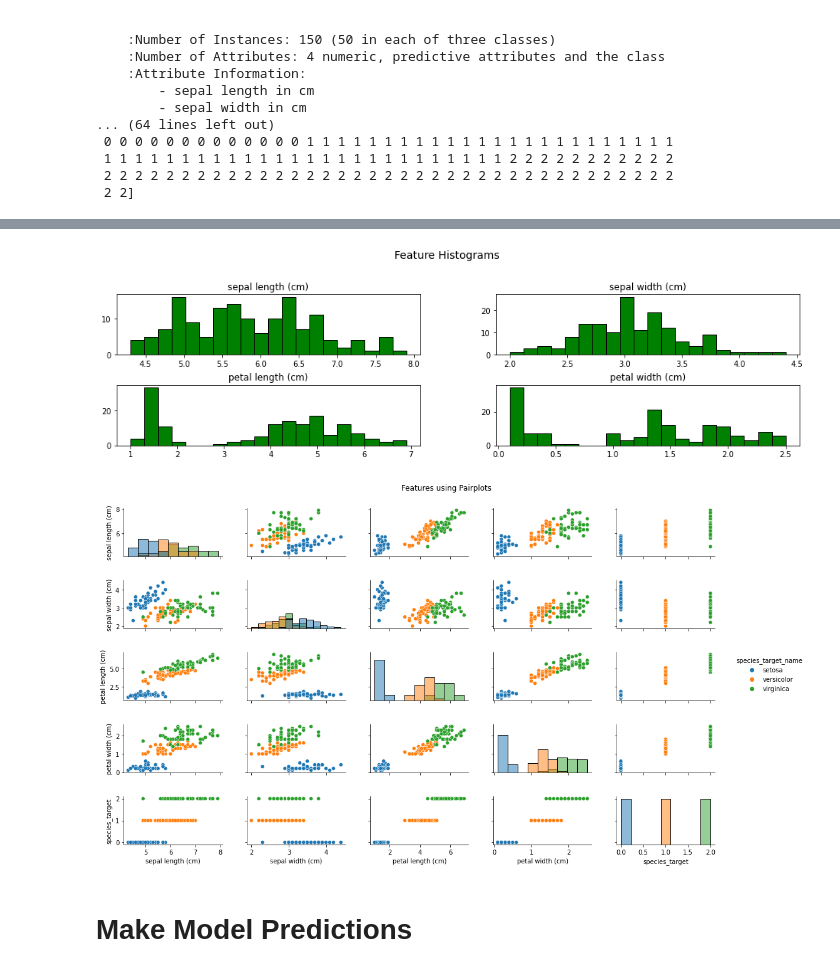
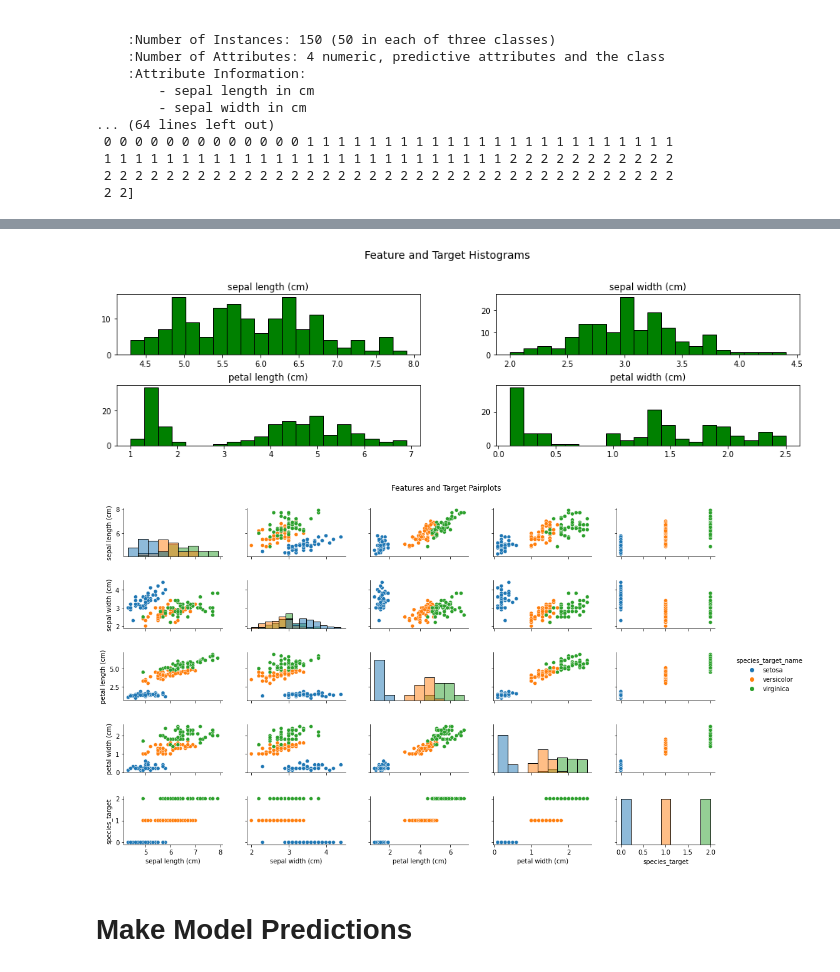
Before and after one commit to burrittresearch/iris-flower-classification-in-python, a Jupyter notebook: iris_flower_classification_in_python.ipynb, the cells around one changed output, grey strips where cells are left out. Cells and saved outputs as stored; diff of their text form; code cells hidden in the pictures.

```diff
--- a/iris_flower_classification_in_python.ipynb
+++ b/iris_flower_classification_in_python.ipynb
@@ -126,33 +126,32 @@ print(df_iris)
 
 [150 rows x 6 columns]
 # %%
-# Create function to visualize the features in histograms
+# Create function to visualize the features and target in histograms
 
 def plot_hist(dataframe, lst_features, int_rows, int_cols):
 
   fig = plt.figure(figsize=(16, 8))
-  fig.suptitle('Feature Histograms', fontsize=14)
+  fig.suptitle('Feature and Target Histograms', fontsize=14)
 
   for int_index, str_feature in enumerate(lst_features):
     ax = fig.add_subplot(int_rows, int_cols, int_index + 1)
     ax.hist(dataframe[str_feature], bins=20, color='green', edgecolor='black')
     ax.set_title(str_feature, fontsize=12)
     plt.subplots_adjust(hspace=0.50, wspace=0.25)
   plt.show()
 
 plot_hist(df_iris, iris_data.feature_names, 4, 2)
 # %% [output]
-[figure, old version]
+[figure, new version]
 # %%
-# Visualize features using pairplots
-
+# Visualize features and target using pairplots
 grid_pair = sns.pairplot(df_iris, hue='species_target_name', kind='scatter', diag_kind='hist')
 grid_pair.fig.set_size_inches(16, 8)
-grid_pair.fig.suptitle('Features using Pairplots', y=1.05, fontsize=12)
+grid_pair.fig.suptitle('Features and Target Pairplots', y=1.05, fontsize=12)
 grid_pair.fig.subplots_adjust(hspace=0.50, wspace=0.25)
 plt.show()
 # %% [output]
-[figure, old version]
+[figure, new version]
 # %% [markdown]
 # Make Model Predictions
 # %%
```
